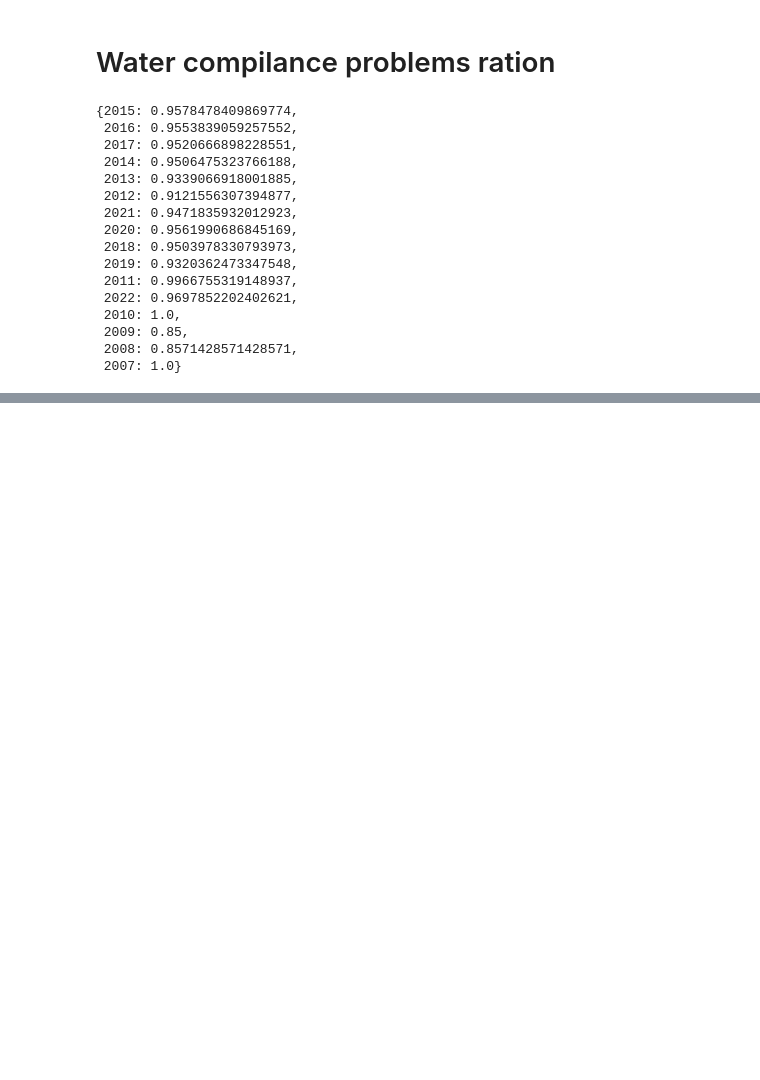
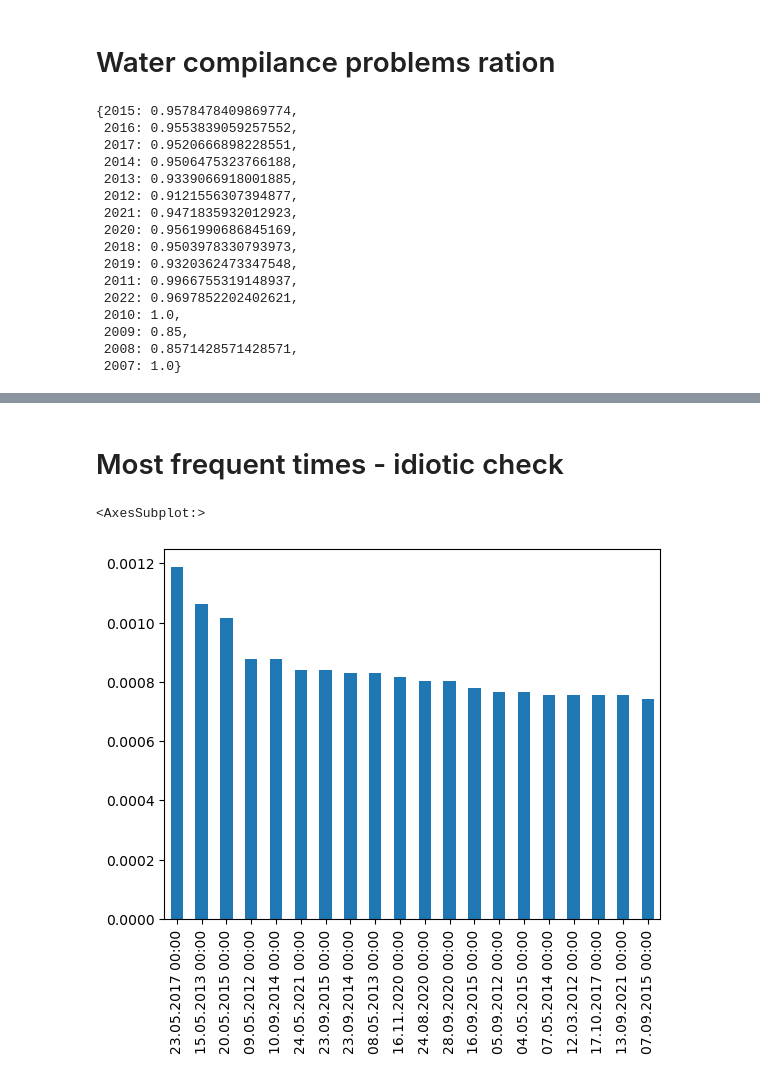
Before and after one commit to lunfman/DrinkingWaterQualityPrediction, a Jupyter notebook: open_data_analysis.ipynb, the cells around one changed output, grey strips where cells are left out. Saved outputs shown, nothing was run; the diff lists cells and outputs as text; code cells hidden in the pictures; blank space fills up the shorter version.

```diff
--- a/open_data_analysis.ipynb
+++ b/open_data_analysis.ipynb
@@ -280,0 +360,7 @@ res
+# %% [markdown]
+# Most frequent times - idiotic check
+# %%
+df['time_of_the_test'].value_counts(normalize=True)[:20].plot(kind='bar')
+# %% [output]
+<AxesSubplot:>
+[figure, added]
```
Also changed, not shown: parts of 8 cells of this notebook, 4 other files.
